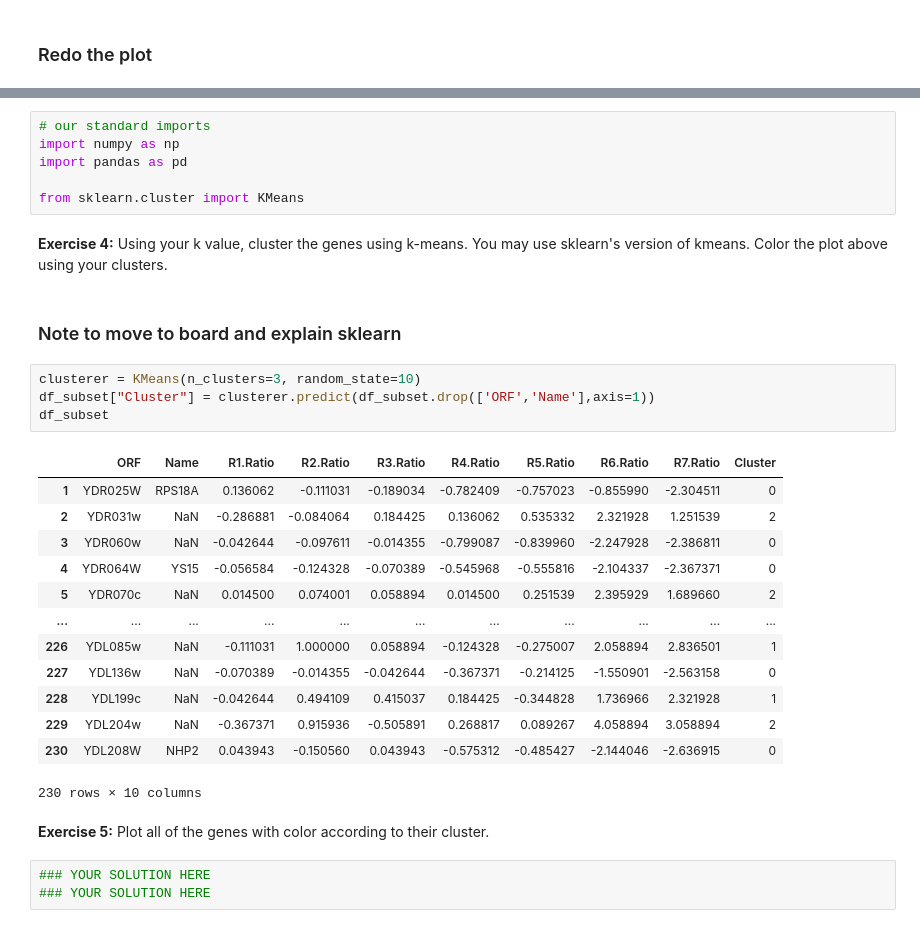
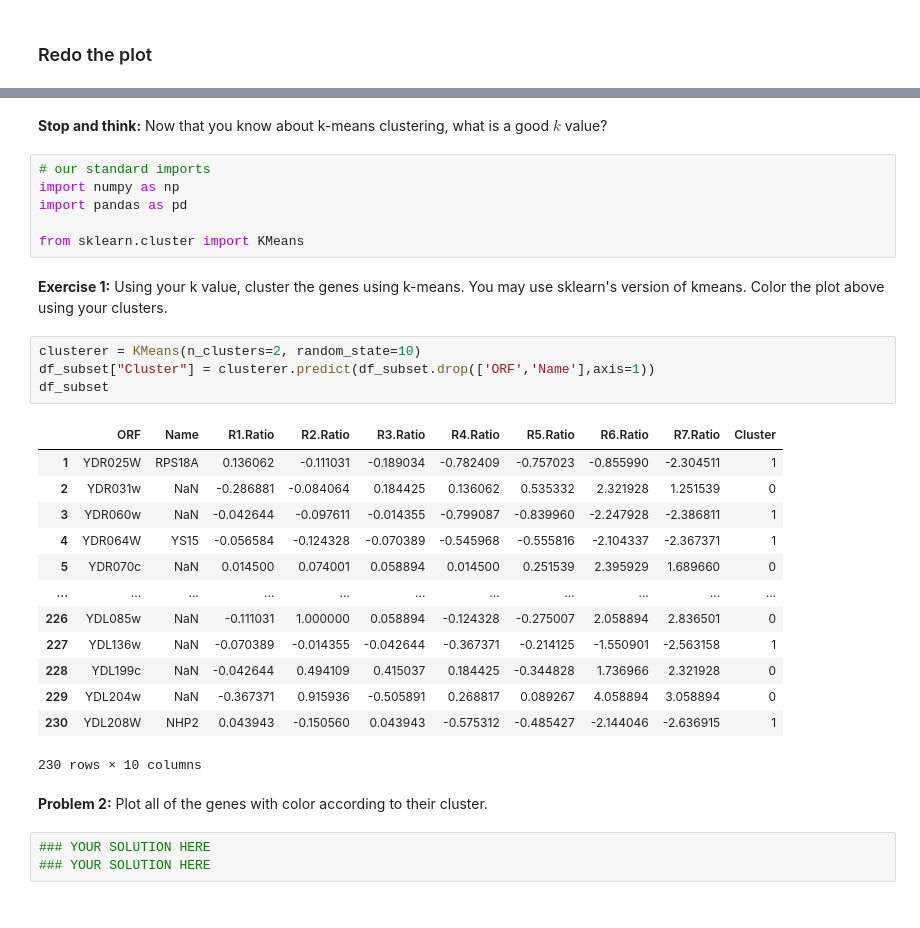
Before and after one commit to csc-448-2021-fall/csc-448-student, a Jupyter notebook: topics/Topic4.ipynb, the cells around one changed output, grey strips where cells are left out. Saved outputs shown, nothing was run; the diff lists cells and outputs as text.

```diff
--- a/topics/Topic4.ipynb
+++ b/topics/Topic4.ipynb
@@ -157,6 +164,8 @@ alt.Chart(plot_df).mark_line().encode(
 )
 # %% [output]
 [interactive output not drawn]
+# %% [markdown]
+**Stop and think:** Now that you know about k-means clustering, what is a good $k$ value?
 # %%
 # our standard imports
 import numpy as np
@@ -164,29 +173,27 @@ import pandas as pd
 
 from sklearn.cluster import KMeans
 # %% [markdown]
-**Exercise 4:** Using your k value, cluster the genes using k-means. You may use sklearn's version of kmeans. Color the plot above using your clusters.
+**Exercise 1:** Using your k value, cluster the genes using k-means. You may use sklearn's version of kmeans. Color the plot above using your clusters.
-# %% [markdown]
-### Note to move to board and explain sklearn
 # %%
-clusterer = KMeans(n_clusters=3, random_state=10)
+clusterer = KMeans(n_clusters=2, random_state=10)
 df_subset["Cluster"] = clusterer.predict(df_subset.drop(['ORF','Name'],axis=1))
 df_subset
 # %% [output]
 |  | ORF | Name | R1.Ratio | R2.Ratio | R3.Ratio | R4.Ratio | R5.Ratio | R6.Ratio | R7.Ratio | Cluster |
-| 1 | YDR025W | RPS18A | 0.136062 | -0.111031 | -0.189034 | -0.782409 | -0.757023 | -0.855990 | -2.304511 | 0 |
-| 2 | YDR031w | NaN | -0.286881 | -0.084064 | 0.184425 | 0.136062 | 0.535332 | 2.321928 | 1.251539 | 2 |
-| 3 | YDR060w | NaN | -0.042644 | -0.097611 | -0.014355 | -0.799087 | -0.839960 | -2.247928 | -2.386811 | 0 |
-| 4 | YDR064W | YS15 | -0.056584 | -0.124328 | -0.070389 | -0.545968 | -0.555816 | -2.104337 | -2.367371 | 0 |
-| 5 | YDR070c | NaN | 0.014500 | 0.074001 | 0.058894 | 0.014500 | 0.251539 | 2.395929 | 1.689660 | 2 |
+| 1 | YDR025W | RPS18A | 0.136062 | -0.111031 | -0.189034 | -0.782409 | -0.757023 | -0.855990 | -2.304511 | 1 |
+| 2 | YDR031w | NaN | -0.286881 | -0.084064 | 0.184425 | 0.136062 | 0.535332 | 2.321928 | 1.251539 | 0 |
+| 3 | YDR060w | NaN | -0.042644 | -0.097611 | -0.014355 | -0.799087 | -0.839960 | -2.247928 | -2.386811 | 1 |
+| 4 | YDR064W | YS15 | -0.056584 | -0.124328 | -0.070389 | -0.545968 | -0.555816 | -2.104337 | -2.367371 | 1 |
+| 5 | YDR070c | NaN | 0.014500 | 0.074001 | 0.058894 | 0.014500 | 0.251539 | 2.395929 | 1.689660 | 0 |
 | ... | ... | ... | ... | ... | ... | ... | ... | ... | ... | ... |
-| 226 | YDL085w | NaN | -0.111031 | 1.000000 | 0.058894 | -0.124328 | -0.275007 | 2.058894 | 2.836501 | 1 |
-| 227 | YDL136w | NaN | -0.070389 | -0.014355 | -0.042644 | -0.367371 | -0.214125 | -1.550901 | -2.563158 | 0 |
-| 228 | YDL199c | NaN | -0.042644 | 0.494109 | 0.415037 | 0.184425 | -0.344828 | 1.736966 | 2.321928 | 1 |
-| 229 | YDL204w | NaN | -0.367371 | 0.915936 | -0.505891 | 0.268817 | 0.089267 | 4.058894 | 3.058894 | 2 |
-| 230 | YDL208W | NHP2 | 0.043943 | -0.150560 | 0.043943 | -0.575312 | -0.485427 | -2.144046 | -2.636915 | 0 |
+| 226 | YDL085w | NaN | -0.111031 | 1.000000 | 0.058894 | -0.124328 | -0.275007 | 2.058894 | 2.836501 | 0 |
+| 227 | YDL136w | NaN | -0.070389 | -0.014355 | -0.042644 | -0.367371 | -0.214125 | -1.550901 | -2.563158 | 1 |
+| 228 | YDL199c | NaN | -0.042644 | 0.494109 | 0.415037 | 0.184425 | -0.344828 | 1.736966 | 2.321928 | 0 |
+| 229 | YDL204w | NaN | -0.367371 | 0.915936 | -0.505891 | 0.268817 | 0.089267 | 4.058894 | 3.058894 | 0 |
+| 230 | YDL208W | NHP2 | 0.043943 | -0.150560 | 0.043943 | -0.575312 | -0.485427 | -2.144046 | -2.636915 | 1 |
 230 rows × 10 columns
 # %% [markdown]
-**Exercise 5:** Plot all of the genes with color according to their cluster.
+**Problem 2:** Plot all of the genes with color according to their cluster.
 # %%
 ### YOUR SOLUTION HERE
 ### YOUR SOLUTION HERE
```
Also changed, not shown: parts of 12 cells of this notebook, 2 other files.
